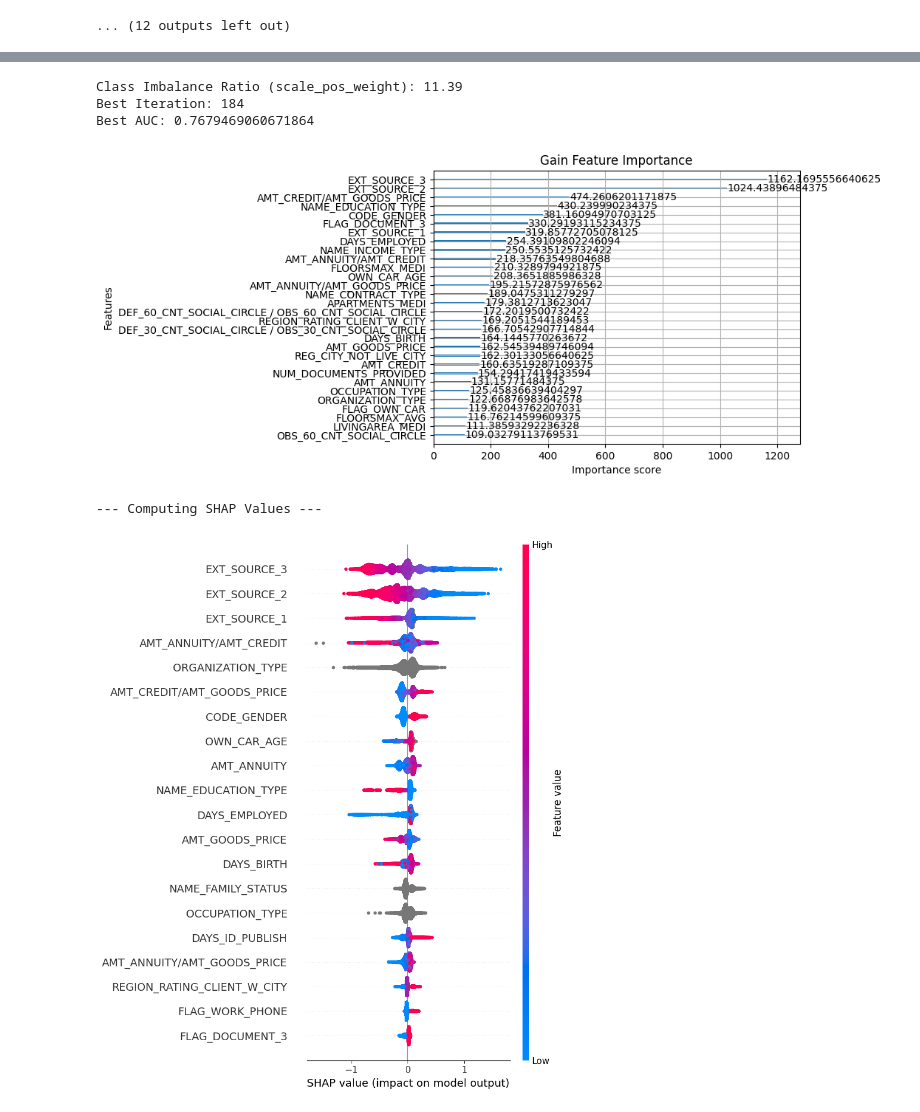
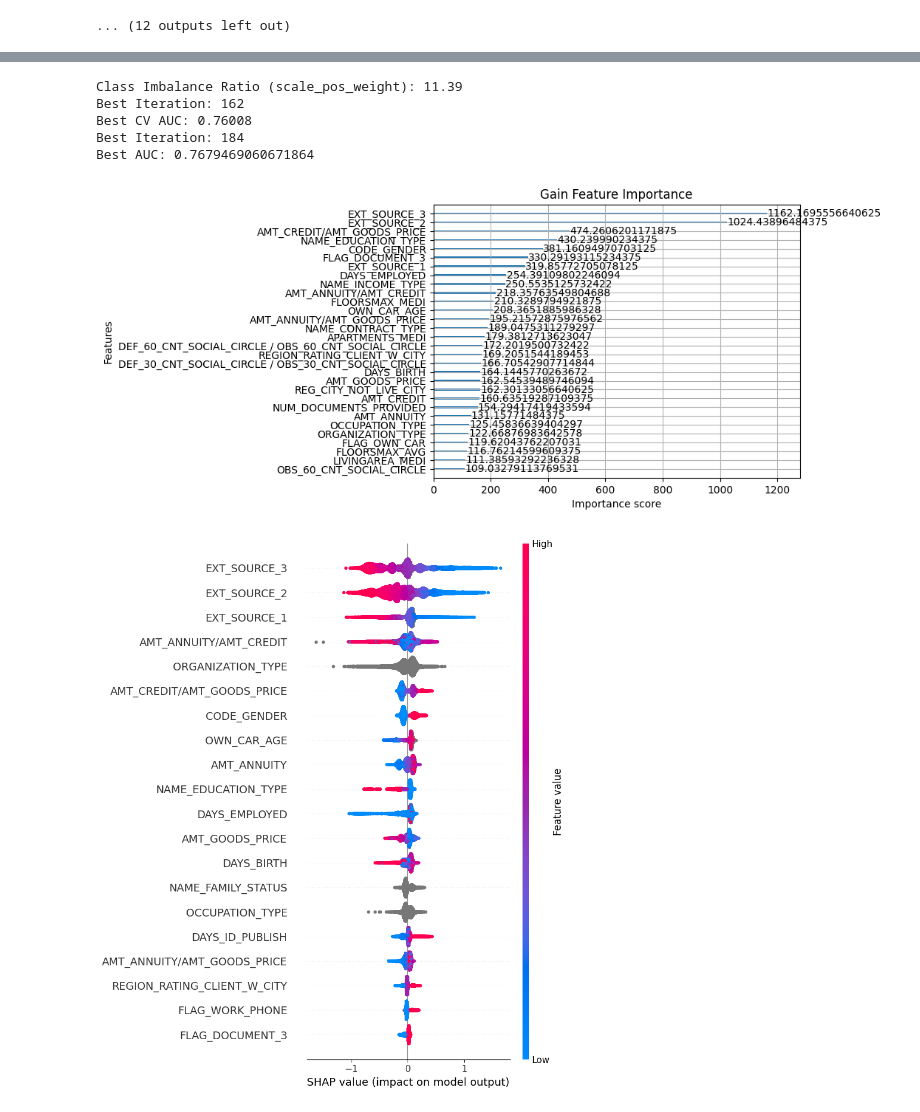
Before and after one commit to skydoldif/home-credit-default-risk, a Jupyter notebook: data_processing.ipynb, the cells around one changed output, grey strips where cells are left out. Drawn from its saved outputs; the diff is of its cells as text; code cells hidden in the pictures.

```diff
--- a/data_processing.ipynb
+++ b/data_processing.ipynb
@@ -180,90 +147,70 @@ high_corr_pairs
 # %%
-from sklearn.model_selection import train_test_split
-import shap
-
 X_train, X_val, y_train, y_val = train_test_split(X_trainval, y_trainval, test_size=0.2, random_state=random_state, stratify=y_trainval)
 
-# Calculate scale_pos_weight for imbalance
-# Formula: sum(negative) / sum(positive)
-n_pos = np.sum(y_train == 1)
-n_neg = np.sum(y_train == 0)
-scale_weight = n_neg / n_pos
-
+scale_weight = np.sum(y_train == 0) / np.sum(y_train == 1)
 print(f"Class Imbalance Ratio (scale_pos_weight): {scale_weight:.2f}")
 
-# Create DMatrix
 dsubtrain = xgb.DMatrix(X_train, label=y_train, enable_categorical=True)
 dval = xgb.DMatrix(X_val, label=y_val, enable_categorical=True)
-
-# ==========================================
-# 3. Model Configuration & Training
-# ==========================================
 
 params = {
     'objective': 'binary:logistic',
     'eval_metric': 'auc',
 
-    # Handling Imbalance
     'scale_pos_weight': scale_weight,
-
-    # Handling Categorical Data
-    # 'hist' tree method is required for efficient native categorical support
     'tree_method': 'hist',
-
-    # Null Handling:
-    # XGBoost automatically learns the best direction for NaNs.
-    # No explicit param needed, but you can set 'missing' if using a specific sentinel.
 
     'max_depth': 4,
     'eta': 0.1,
     'seed': 42
 }
 
-# Train the model
-# Using the native train() method, not the sklearn fit() wrapper
+cv_results = xgb.cv(
+    params=params,
+    dtrain=dsubtrain,
+    num_boost_round=500,
+    nfold=5,
+    stratified=True,          # use for classification
+    metrics="auc",
+    early_stopping_rounds=10,
+    seed=42,
+    verbose_eval=False
+)
+
+best_iteration = len(cv_results)
+best_auc = cv_results["test-auc-mean"].iloc[-1]
+
+print(f"Best Iteration: {best_iteration}")
+print(f"Best CV AUC: {best_auc:.5f}")
+
 results = {}
 model = xgb.train(
     params=params,
     dtrain=dsubtrain,
     num_boost_round=500,
     evals=[(dsubtrain, 'train'), (dval, 'test')],
     early_stopping_rounds=10,
     evals_result=results,
     verbose_eval=False
 )
 
 print(f"Best Iteration: {model.best_iteration}")
 print(f"Best AUC: {model.best_score}")
 
-# 'gain' is usually the most informative metric (average gain in accuracy)
 importance = model.get_score(importance_type='gain')
-
-# Plot native importance
 xgb.plot_importance(model, importance_type='gain', title='Gain Feature Importance', max_num_features=30)
 plt.show()
 
-# ==========================================
-# 5. SHAP Values
-# ==========================================
-print("\n--- Computing SHAP Values ---")
-
-
-# Initialize Explainer
-# model_output='raw' ensures we explain the log odds (margin)
 explainer = shap.TreeExplainer(model)
-
-# Calculate SHAP values for the test set
-# Note: For native DMatrix with categoricals, SHAP handles them automatically
 shap_values = explainer.shap_values(dval)
-
-# Plot Summary
 plt.figure()
 shap.summary_plot(shap_values, X_val)
 # %% [output]
 Class Imbalance Ratio (scale_pos_weight): 11.39
+Best Iteration: 162
+Best CV AUC: 0.76008
 Best Iteration: 184
 Best AUC: 0.7679469060671864
 [figure]
---- Computing SHAP Values ---
-[figure, old version]
+[figure, new version]
 # %%
```
Also changed, not shown: parts of 8 cells of this notebook, 1 other file.
